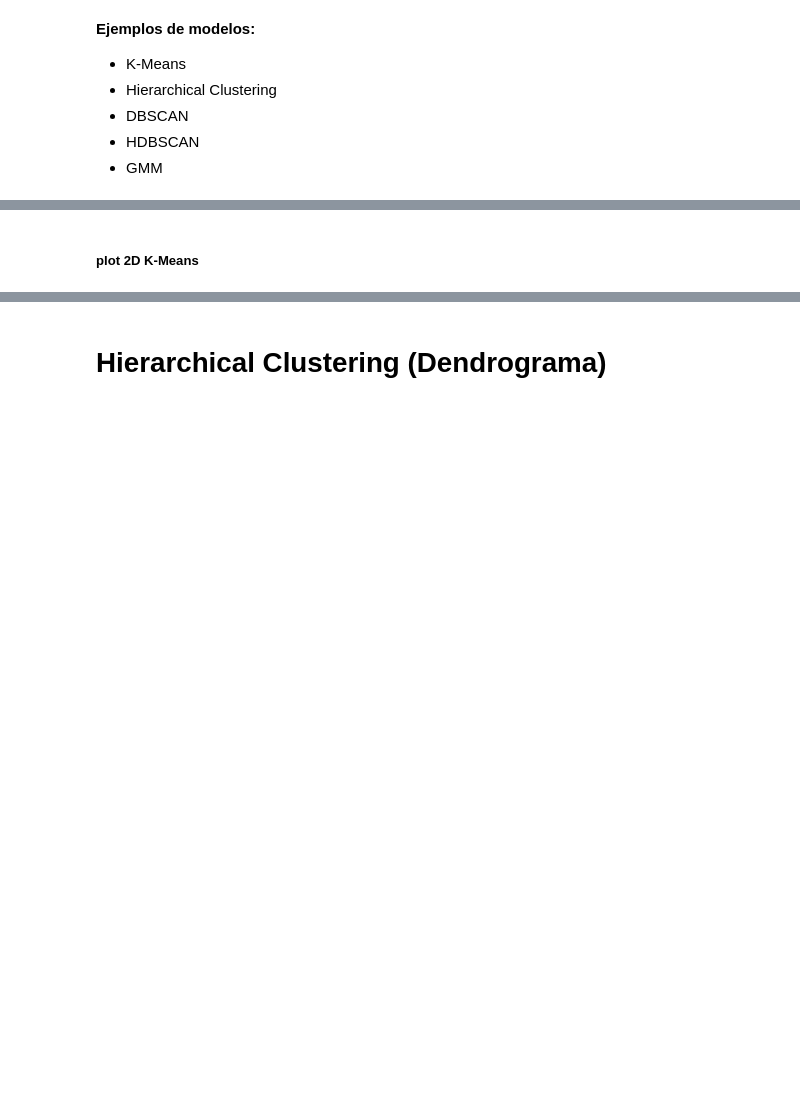
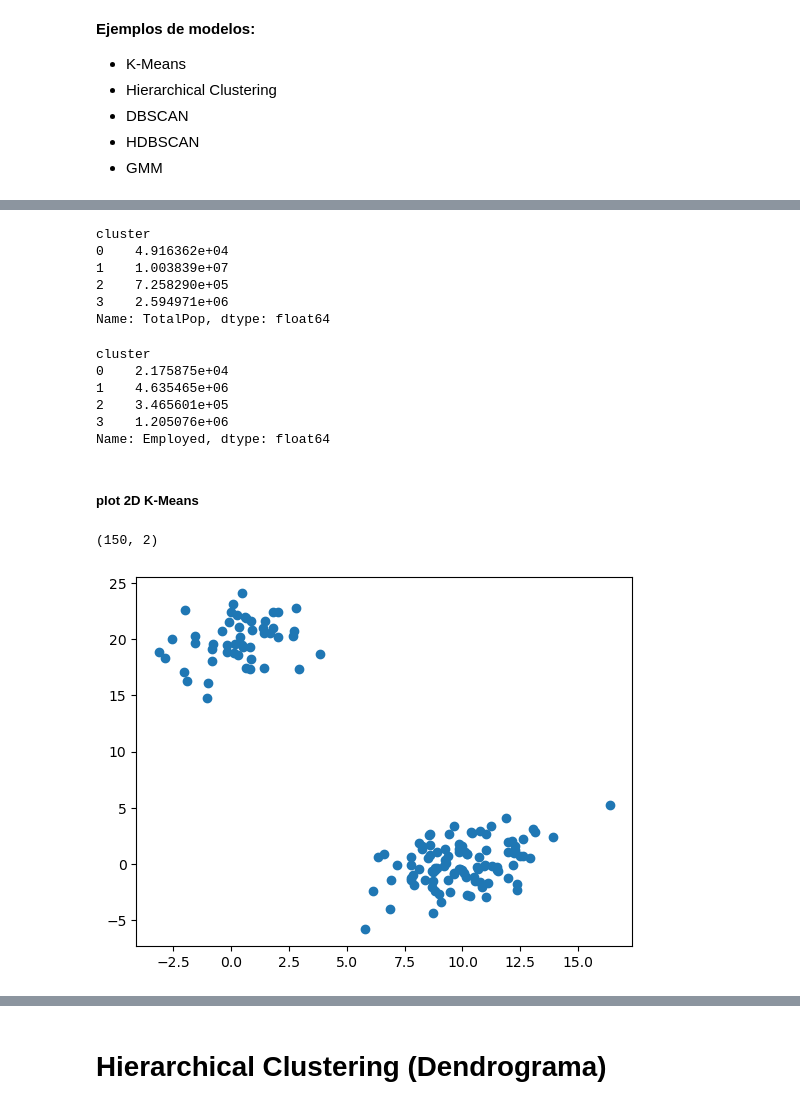
Before and after one commit to Ironhack-Data-Madrid-Octubre-2023/apuntes_clase, a Jupyter notebook: semana_7/4.1 - Intro Unsupervised Learning.ipynb, the cells around one changed output, grey strips where cells are left out. Saved outputs shown, nothing was run; the diff lists cells and outputs as text; code cells hidden in the pictures; blank space fills up the shorter version.

```diff
--- a/semana_7/4.1 - Intro Unsupervised Learning.ipynb
+++ b/semana_7/4.1 - Intro Unsupervised Learning.ipynb
@@ -54,2 +234,39 @@ https://www.naftaliharris.com/blog/visualizing-k-means-clustering/
+# %%
+census.groupby('cluster')['TotalPop'].mean()
+# %% [output]
+cluster
+0    4.916362e+04
+1    1.003839e+07
+2    7.258290e+05
+3    2.594971e+06
+Name: TotalPop, dtype: float64
+# %%
+census.groupby('cluster')['Employed'].mean()
+# %% [output]
+cluster
+0    2.175875e+04
+1    4.635465e+06
+2    3.465601e+05
+3    1.205076e+06
+Name: Employed, dtype: float64
 # %% [markdown]
 ##### plot 2D K-Means
+# %%
+np.set_printoptions(precision=5, suppress=True)
+
+np.random.seed(4711)
+
+a=np.random.multivariate_normal([10,0], [[3,1], [1,4]], size=[100,])
+
+b=np.random.multivariate_normal([0,20], [[3,1], [1,4]], size=[50,])
+# %%
+X=np.concatenate((a,b),)
+X.shape
+# %% [output]
+(150, 2)
+# %%
+plt.scatter(X[:,0], X[:,1])
+
+plt.show();
+# %% [output]
+[figure, added]
```
Also changed, not shown: parts of 52 cells of this notebook.
